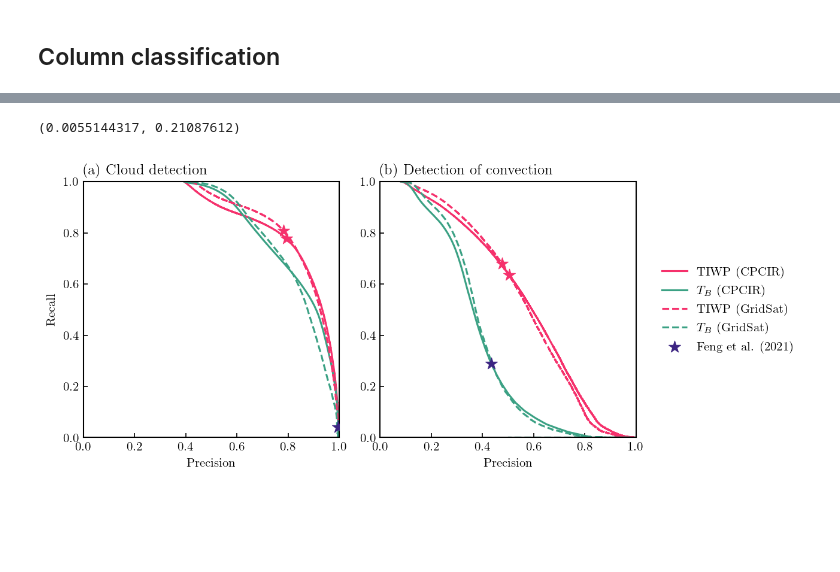
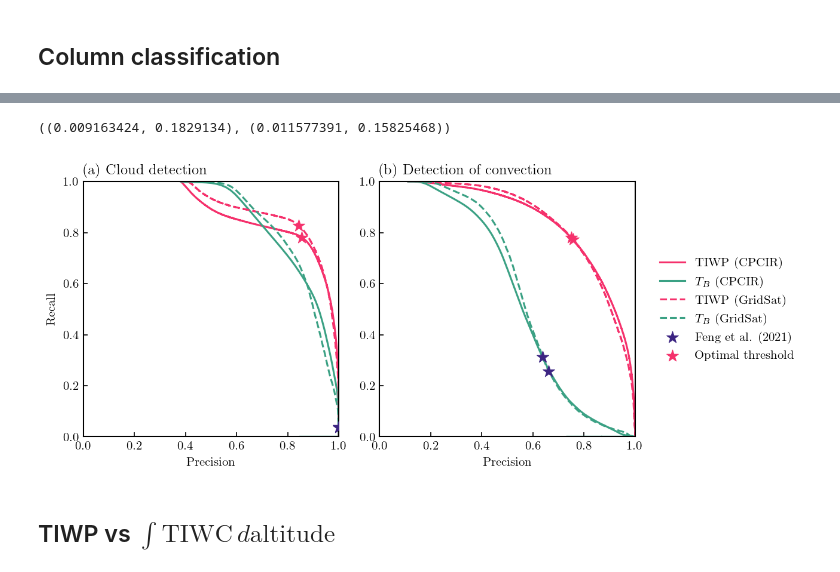
Before and after one commit to SEE-GEO/ccic, a Jupyter notebook: notebooks/evaluation.ipynb, the cells around one changed output, grey strips where cells are left out. Drawn from its saved outputs; the diff is of its cells as text; code cells hidden in the pictures; blank space fills up the shorter version.

Commit message:
Updated notebook using full CPCIR test set

```diff
--- a/notebooks/evaluation.ipynb
+++ b/notebooks/evaluation.ipynb
@@ -12,6 +12,8 @@ import matplotlib.pyplot as plt
 from matplotlib import style
 from ccic.plotting import set_style
 from pathlib import Path
+from tqdm import tqdm
 
 set_style()
-DATA_PATH = Path("/home/simonpf/copper/ccic")
+# DATA_PATH = Path("/home/simonpf/copper/ccic")
+DATA_PATH = Path("/home/amell/mnt/ccic")
@@ -1047,21 +1036,37 @@ ax.set_xlim(tb_bins[-1], tb_bins[0])
 # %%
 from sklearn.metrics import precision_recall_curve, precision_recall_fscore_support
-tbs = results_cpcir.tbs.data
-valid = np.isfinite(tbs)
-tbs = tbs[valid]
+
+# CPCIR
+valid = np.isfinite(results_cpcir.tbs) & np.isfinite(results_cpcir.tiwp_mean) & (results_cpcir.column_class >= 0)
+tbs = results_cpcir.tbs.data[valid]
 tiwp = results_cpcir.tiwp_mean.data[valid]
 cc = results_cpcir.column_class.data[valid]
 
+# Note: negating tbs reverses the ordering of the scores
+# so that higher Tb's correspond to the no-cloud class (False)
+# and lower Tb's correspond to the cloud class (True)
 prec_cloud_tbs_cpcir, rec_cloud_tbs_cpcir, _ = precision_recall_curve(cc > 0, -tbs)
 prec_cloud_tiwp_cpcir, rec_cloud_tiwp_cpcir, t_cloud_cpcir = precision_recall_curve(cc > 0, tiwp)
-prec_feng_cloud, recall_feng_cloud, _, _ = precision_recall_fscore_support(cc > 0, tbs <= 225)
+prec_feng_cloud_cpcir, recall_feng_cloud_cpcir, _, _ = precision_recall_fscore_support(cc > 0, tbs < 225)
 opt_cloud_cpcir = np.argmin(np.sqrt((1 - prec_cloud_tiwp_cpcir) ** 2 + (1 - rec_cloud_tiwp_cpcir) ** 2))
 
 prec_conv_tbs_cpcir, rec_conv_tbs_cpcir, _ = precision_recall_curve(cc > 1, -tbs)
 prec_conv_tiwp_cpcir, rec_conv_tiwp_cpcir, t_conv_cpcir = precision_recall_curve(cc > 1, tiwp)
-prec_feng_conv, recall_feng_conv, _, _ = precision_recall_fscore_support(cc > 1, tbs <= 240)
+prec_feng_conv_cpcir, recall_feng_conv_cpcir, _, _ = precision_recall_fscore_support(cc > 1, tbs <= 240)
 opt_conv_cpcir = np.argmin(np.sqrt((1 - prec_conv_tiwp_cpcir) ** 2 + (1 - rec_conv_tiwp_cpcir) ** 2))
+
+# GridSat
+valid = np.isfinite(results_gridsat.tbs) & np.isfinite(results_gridsat.tiwp_mean) & (results_gridsat.column_class >= 0)
+tbs = results_gridsat.tbs.data[valid]
+tiwp = results_gridsat.tiwp_mean.data[valid]
+cc = results_gridsat.column_class.data[valid]
+
+prec_cloud_tbs_gridsat, rec_cloud_tbs_gridsat, _ = precision_recall_curve(cc > 0, -tbs)
+prec_cloud_tiwp_gridsat, rec_cloud_tiwp_gridsat, t_cloud_gridsat = precision_recall_curve(cc > 0, tiwp)
+prec_feng_cloud_gridsat, recall_feng_cloud_gridsat, _, _ = precision_recall_fscore_support(cc > 0, tbs < 225)
+opt_cloud_gridsat = np.argmin(np.sqrt((1 - prec_cloud_tiwp_gridsat) ** 2 + (1 - rec_cloud_tiwp_gridsat) ** 2))
+
+prec_conv_tbs_gridsat, rec_conv_tbs_gridsat, _ = precision_recall_curve(cc > 1, -tbs)
+prec_conv_tiwp_gridsat, rec_conv_tiwp_gridsat, t_conv_gridsat = precision_recall_curve(cc > 1, tiwp)
+prec_feng_conv_gridsat, recall_feng_conv_gridsat, _, _ = precision_recall_fscore_support(cc > 1, tbs <= 240)
+opt_conv_gridsat = np.argmin(np.sqrt((1 - prec_conv_tiwp_gridsat) ** 2 + (1 - rec_conv_tiwp_gridsat) ** 2))
-# %%
-t_cloud_cpcir[opt_cloud_cpcir], t_conv_cpcir[opt_conv_cpcir]
-# %% [output]
-(0.0055144317, 0.21087612)
@@ -1082,3 +1073,7 @@ opt_conv_gridsat = np.argmin(np.sqrt((1 - prec_conv_tiwp_gridsat) ** 2 + (1 - re
+# %%
+(t_cloud_cpcir[opt_cloud_cpcir], t_conv_cpcir[opt_conv_cpcir]), (t_cloud_gridsat[opt_cloud_gridsat], t_conv_gridsat[opt_conv_gridsat])
+# %% [output]
+((0.009163424, 0.1829134), (0.011577391, 0.15825468))
 # %%
 from matplotlib.gridspec import GridSpec
 gs = GridSpec(1, 3, width_ratios=[1.0, 1.0, 0.4])
@@ -1090,35 +1085,38 @@ handles += ax.plot(prec_cloud_tiwp_cpcir, rec_cloud_tiwp_cpcir, label="TIWP (CPC
 handles += ax.plot(prec_cloud_tbs_cpcir, rec_cloud_tbs_cpcir, label="$T_B$ (CPCIR)", c="C1")
 handles += ax.plot(prec_cloud_tiwp_gridsat, rec_cloud_tiwp_gridsat, label="TIWP (GridSat)", c="C0", ls="--")
 handles += ax.plot(prec_cloud_tbs_gridsat, rec_cloud_tbs_gridsat, label="$T_B$ (GridSat)", c="C1", ls="--")
-handles.append(ax.scatter(prec_feng_cloud[1:], recall_feng_cloud[1:], marker="*", c="C2", label ="Feng et al. (2021)", zorder=20, s=100))
-ax.scatter([prec_cloud_tiwp_cpcir[opt_cloud_cpcir]], [rec_cloud_tiwp_cpcir[opt_cloud_cpcir]], marker="*", c="C0", zorder=20, s=100)
+handles.append(ax.scatter(prec_feng_cloud_cpcir[1], recall_feng_cloud_cpcir[1], marker="*", c="C2", label ="Feng et al. (2021)", zorder=20, s=100))
+ax.scatter(prec_feng_cloud_gridsat[1], recall_feng_cloud_gridsat[1], marker="*", c="C2", zorder=20, s=100)
+handles.append(ax.scatter([prec_cloud_tiwp_cpcir[opt_cloud_cpcir]], [rec_cloud_tiwp_cpcir[opt_cloud_cpcir]], marker="*", c="C0", zorder=20, s=100, label="Optimal threshold"))
 ax.scatter([prec_cloud_tiwp_gridsat[opt_cloud_gridsat]], [rec_cloud_tiwp_gridsat[opt_cloud_gridsat]], marker="*", c="C0", zorder=20, s=100)
 ax.set_xlim([0, 1])
 ax.set_ylim([0, 1])
 ax.set_xlabel("Precision")
 ax.set_ylabel("Recall")
 ax.set_title("(a) Cloud detection", loc="left")
 ax.set_aspect(1.0)
 
 ax = f.add_subplot(gs[0, 1])
 ax.plot(prec_conv_tiwp_cpcir, rec_conv_tiwp_cpcir, label="TIWP (CPCIR)", c="C0")
 ax.plot(prec_conv_tbs_cpcir, rec_conv_tbs_cpcir, label="$T_B$ (CPCIR)", c="C1")
 ax.plot(prec_conv_tiwp_gridsat, rec_conv_tiwp_gridsat, label="TIWP (GridSat)", c="C0", ls="--")
 ax.plot(prec_conv_tbs_gridsat, rec_conv_tbs_gridsat, label="$T_B$ (GridSat)", c="C1", ls="--")
-ax.scatter(prec_feng_conv[1:], recall_feng_conv[1:], marker="*", c="C2", label ="Feng et al. (2021)", zorder=20, s=100)
+ax.scatter(prec_feng_conv_cpcir[1], recall_feng_conv_cpcir[1], marker="*", c="C2", zorder=20, s=100)
+ax.scatter(prec_feng_conv_gridsat[1], recall_feng_conv_gridsat[1], marker="*", c="C2", zorder=20, s=100)
 ax.scatter([prec_conv_tiwp_cpcir[opt_conv_cpcir]], [rec_conv_tiwp_cpcir[opt_conv_cpcir]], marker="*", c="C0", zorder=20, s=100)
 ax.scatter([prec_conv_tiwp_gridsat[opt_conv_gridsat]], [rec_conv_tiwp_gridsat[opt_conv_gridsat]], marker="*", c="C0", zorder=20, s=100)
 ax.set_xlim([0, 1])
 ax.set_ylim([0, 1])
 ax.set_xlabel("Precision")
 ax.set_title("(b) Detection of convection", loc="left")
 ax.set_aspect(1.0)
 
 ax = f.add_subplot(gs[0, -1])
 ax.set_axis_off()
 ax.legend(handles=handles, loc="center", edgecolor="none", facecolor="none")
 
 f.savefig("../figures/cloud_detection.pdf", bbox_inches="tight")
-f.savefig("../figures/cloud_detection.svg", bbox_inches="tight")
 # %% [output]
-[figure, old version]
+[figure, new version]
+# %% [markdown]
+## TIWP vs $\int \text{TIWC} \, d\text{altitude}$
```
Also changed, not shown: parts of 28 cells of this notebook.
